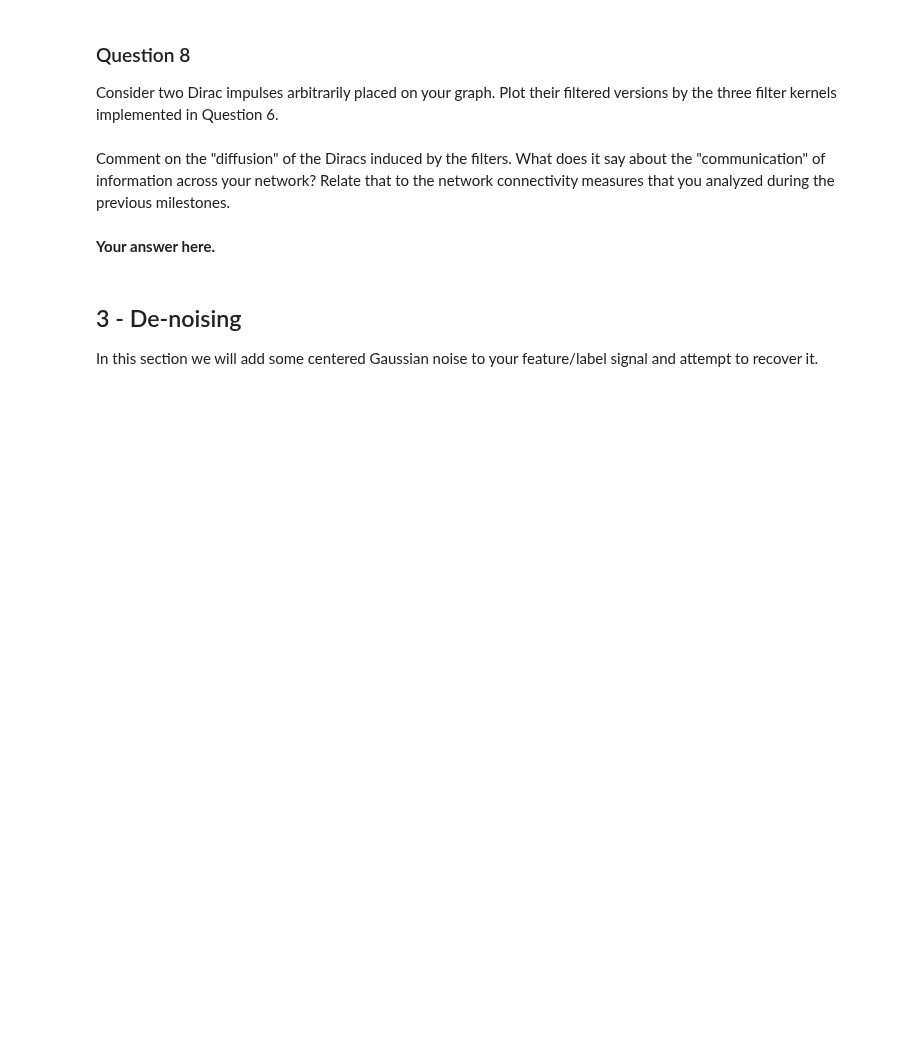
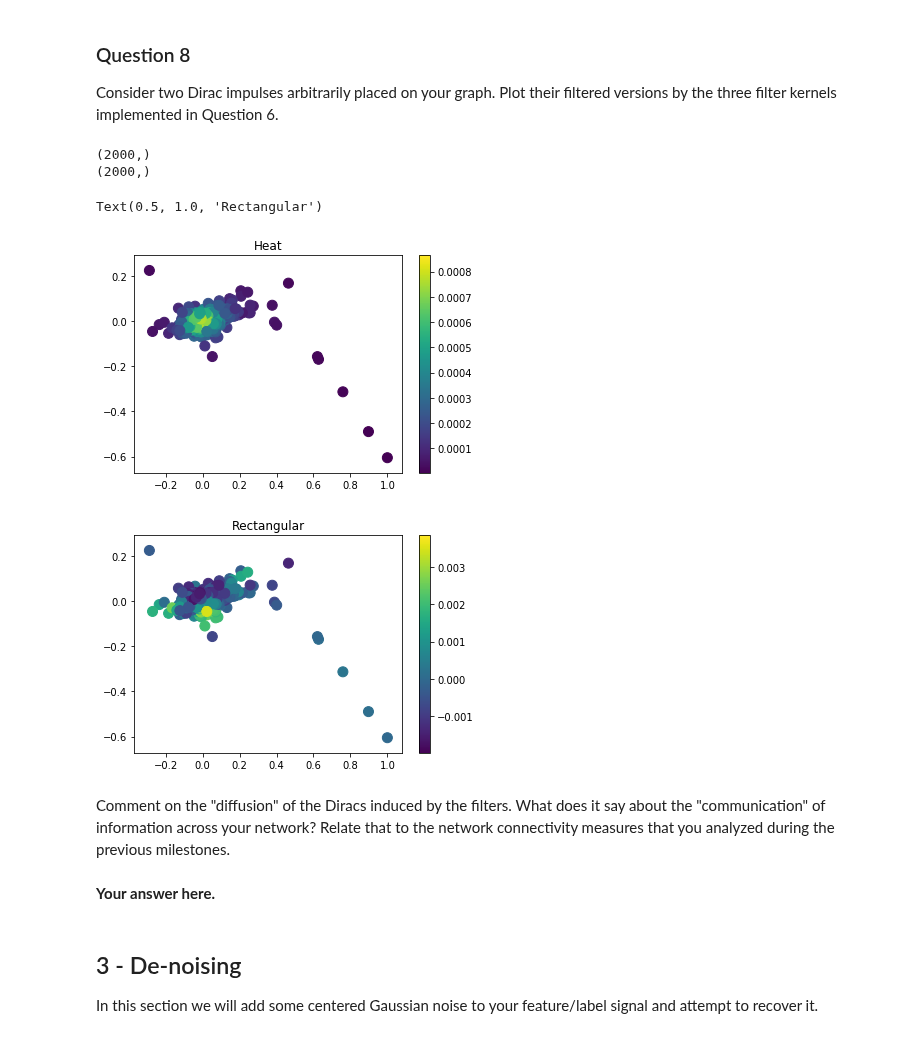
Before and after one commit to senakicir/ntds_project, a Jupyter notebook: 4_graph_signal_processing.ipynb, the cells around one changed output. Drawn from its saved outputs; the diff is of its cells as text; code cells hidden in the pictures; blank space fills up the shorter version.

```diff
--- a/4_graph_signal_processing.ipynb
+++ b/4_graph_signal_processing.ipynb
@@ -238,15 +238,3 @@ Implement the following three filter kernels and the graph filtering operation.
       The `kwargs` variable is a dictionary whose keyes and values are the parameter names and values.
       This is useful to allow both `graph_filter(x, heat_kernel, tau=1.0)` and `graph_filter(x, rectangle_kernel, lambda_min=0.0, lambda_max=1.0)` to be valid calls from the same implementation.
       One can then defer the keyword-value assignment to the `kernel` call: `foo = kernel(bar, **kwargs)`.
-# %%
-def heat_kernel(e, t):
-    return # Your code here.
-
-def inverse_kernel(e, t):
-    return # Your code here.
-
-def rectangle_kernel(e, l_min, l_max):
-    return # Your code here.
-
-def graph_filter(x, kernel, **kwargs):
-    return # Your code here.
@@ -265,3 +304,23 @@ Consider two Dirac impulses arbitrarily placed on your graph. Plot their filtere
+# %%
+# Your code here.
+diracs = np.zeros([n_nodes,])
+dirac_pos = [20]
+diracs[dirac_pos] = 1
+
+filtered_s_heat = graph_filter(diracs, heat_kernel, t=10)
+filtered_s_rect = graph_filter(diracs, rectangle_kernel, l_min = 0.2, l_max = 0.8)
+
+graph.plot_signal(filtered_s_heat)
+plt.title("Heat")
+graph.plot_signal(filtered_s_rect)
+plt.title("Rectangular")
+#graph.plot_signal(labels)
+# %% [output]
+(2000,)
+(2000,)
+Text(0.5, 1.0, 'Rectangular')
+[figure, added]
+[figure, added]
 # %% [markdown]
 Comment on the "diffusion" of the Diracs induced by the filters. What does it say about the "communication" of information across your network? Relate that to the network connectivity measures that you analyzed during the previous milestones.
 # %% [markdown]
```
Also changed, not shown: parts of 13 cells of this notebook.
